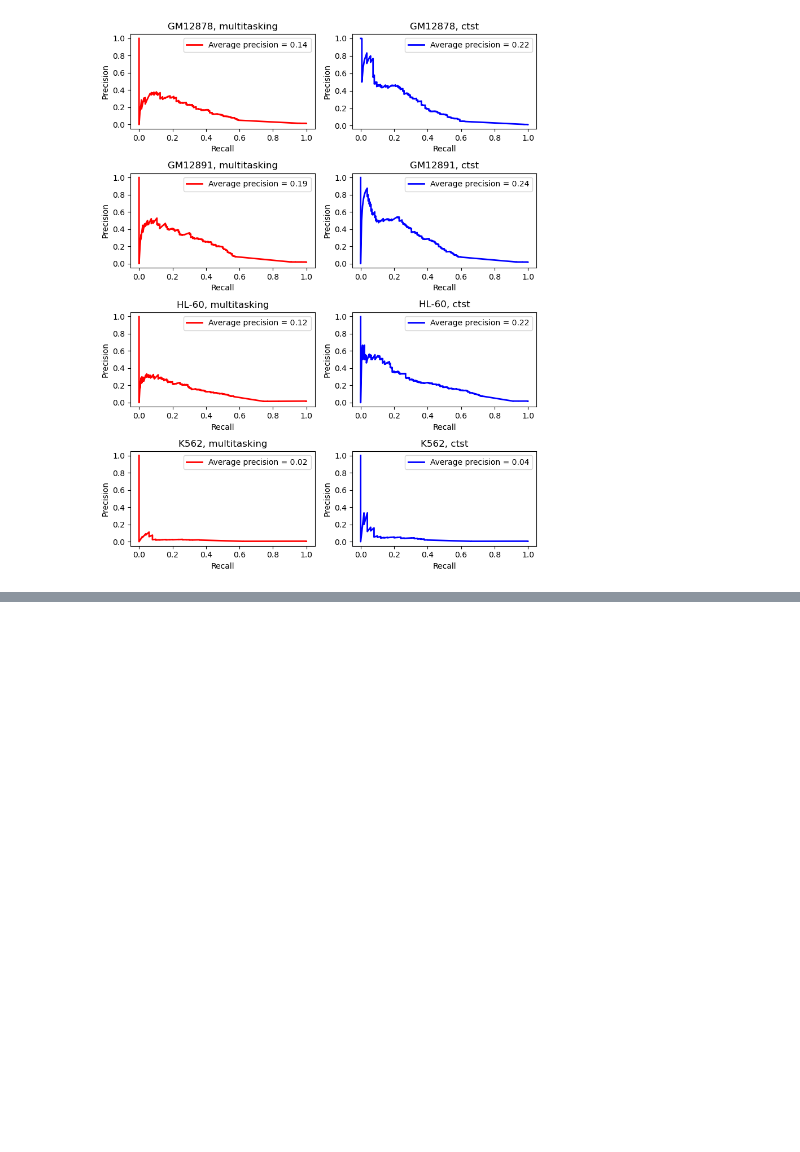
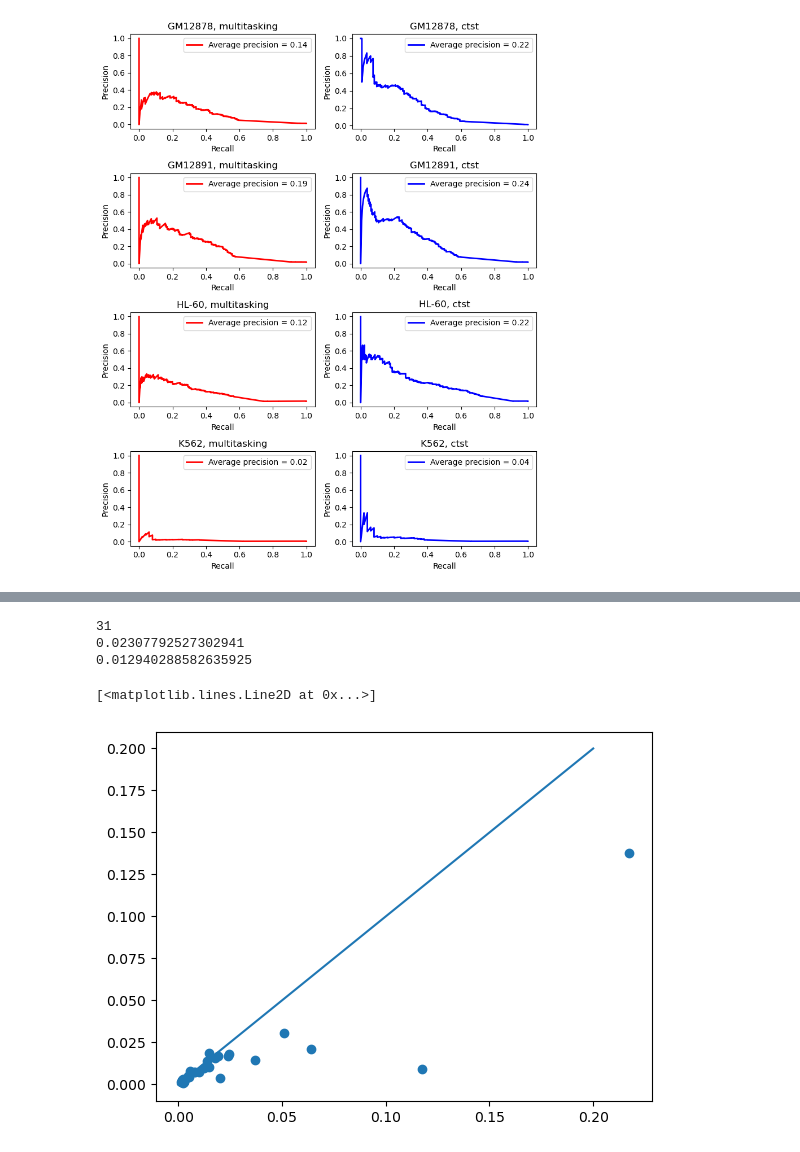
Before and after one commit to Sarthak-Ti/caduceus, a Jupyter notebook: shap_analysis/modisco/ENCODE_chip/testing_chip.ipynb, the cells around one changed output, grey strips where cells are left out. Cells and saved outputs as stored; diff of their text form; code cells hidden in the pictures; blank space fills up the shorter version.

```diff
--- a/shap_analysis/modisco/ENCODE_chip/testing_chip.ipynb
+++ b/shap_analysis/modisco/ENCODE_chip/testing_chip.ipynb
@@ -1547,0 +1603,6 @@ Let's try to repeat it on other celltypes
+# %%
+#first let's find how many matches we have and how many repeats we have
+motif_list = []
+for row in range(metadata.shape[0]):
+    motif_list.append(metadata[row,22][:-6])
+print(motif_list)
@@ -1547,0 +1655,8 @@ Let's try to repeat it on other celltypes
+# %%
+#now we see how many of these are in our list and unique
+match_motif_list = []
+for motif in motif_list:
+    if motif not in match_motif_list and motif in motif_dict.keys():
+        match_motif_list.append(motif)
+print(match_motif_list)
+print(len(match_motif_list))
@@ -1547,0 +1889,38 @@ Let's try to repeat it on other celltypes
+# %%
+cell = 54 #only this one celltype
+precision_score = []
+precision_score_mult = []
+from sklearn.metrics import precision_recall_curve, auc, average_precision_score
+for idx in range(len(all_list)):
+    names_list = np.array(all_list[idx])
+    if len(names_list) < 10:
+        continue
+    label_list = []
+    for name in names_list:
+        label_list.append(highvar_ccre_id_to_idx[name])
+    temp_labels = np.array(label_list)
+    # print(temp_labels) #between 0 and 9999, because our 10000 CREs, so this works
+    # break
+    #now to get the actual values, it's not 466, it's the index of the motif in the motif_dict
+    motif_name = sorted_files[idx][:-4] #remove the .bed, now use this to index into motif dict
+    motif_idx = motif_dict[motif_name]
+    full_vector = -fimo_summary[:,motif_idx,cell]
+    full_vector_mult = -fimo_summary_mult[:,motif_idx,cell]
+    labels = np.zeros_like(full_vector)
+    labels[temp_labels] = 1
+    precision_score.append(average_precision_score(labels, full_vector))
+    precision_score_mult.append(average_precision_score(labels,full_vector_mult))
+print(len(precision_score))
+print(np.mean(precision_score))
+print(np.mean(precision_score_mult))
+# %% [output]
+31
+0.02307792527302941
+0.012940288582635925
+# %%
+import matplotlib.pyplot as plt
+plt.scatter(precision_score,precision_score_mult)
+plt.plot([0,.2],[0,.2])
+# %% [output]
+[<matplotlib.lines.Line2D at 0x...>]
+[figure, added]
```
Also changed, not shown: parts of 24 cells of this notebook, 27 other files.
